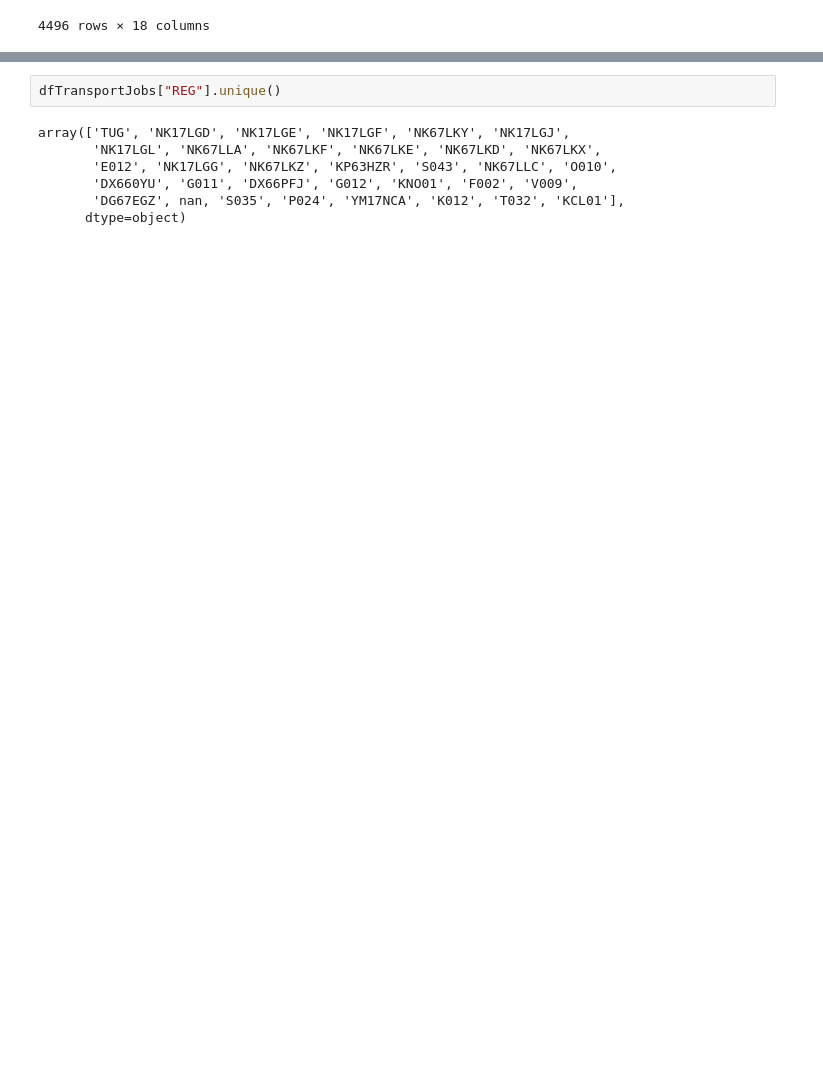
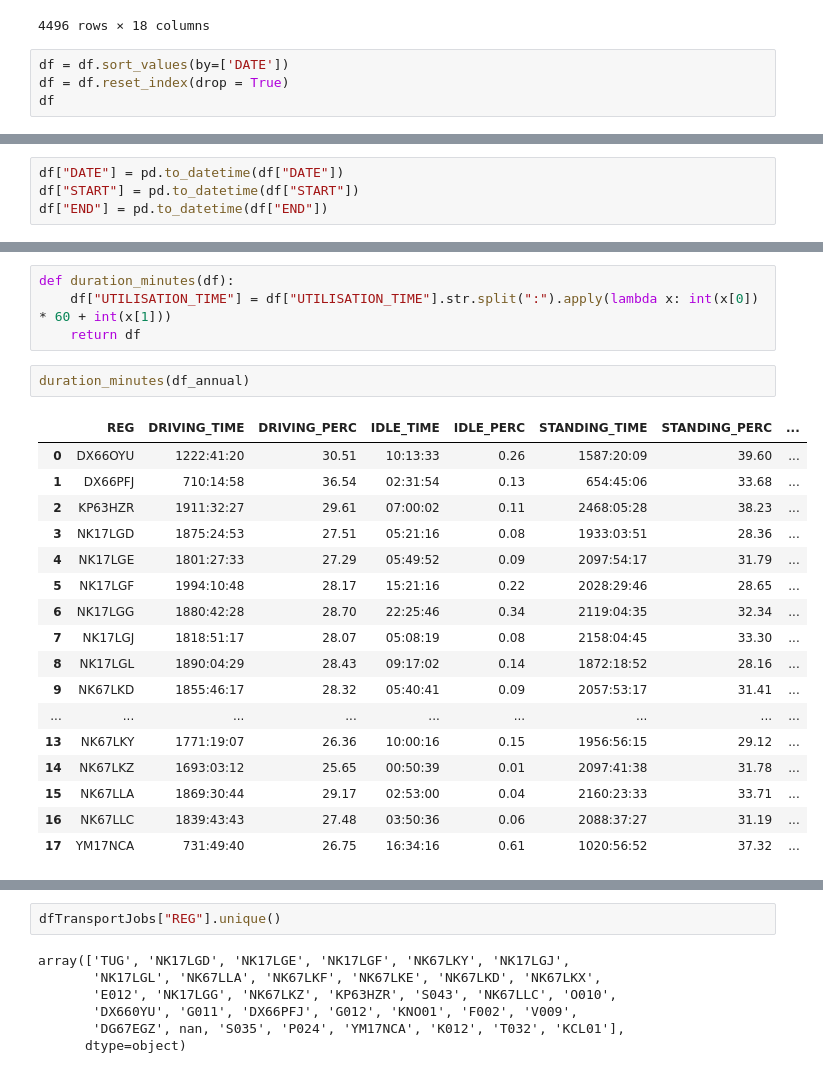
Before and after one commit to vsk1/HackathonNICD, a Jupyter notebook: Codes/scratch.ipynb, the cells around one changed output, grey strips where cells are left out. Saved outputs shown, nothing was run; the diff lists cells and outputs as text; blank space fills up the shorter version.

```diff
--- a/Codes/scratch.ipynb
+++ b/Codes/scratch.ipynb
@@ -76,3 +97,7 @@ df
 | 4494 | YM17NCA | 30/12/2021 | 2021-12-30 13:10:00 | 2021-12-30 14:20:00 | 00:00:00 | 0.00 | 00:36:23 | 2.53 | 00:34:05 | ... |
 | 4495 | YM17NCA | 31/12/2021 | 2021-12-31 08:42:00 | 2021-12-31 12:06:00 | 00:27:24 | 1.90 | 00:36:05 | 2.51 | 02:20:38 | ... |
 4496 rows × 18 columns
+# %%
+df = df.sort_values(by=['DATE'])
+df = df.reset_index(drop = True)
+df
@@ -79,3 +185,7 @@ df
+# %%
+df["DATE"] = pd.to_datetime(df["DATE"])
+df["START"] = pd.to_datetime(df["START"])
+df["END"] = pd.to_datetime(df["END"])
 # %%
 df["REG"].unique()
 # %% [output]
@@ -142,0 +241,24 @@ memory usage: 55.3+ KB
+# %%
+def duration_minutes(df):
+    df["UTILISATION_TIME"] = df["UTILISATION_TIME"].str.split(":").apply(lambda x: int(x[0]) * 60 + int(x[1]))
+    return df
+# %%
+duration_minutes(df_annual)
+# %% [output]
+|  | REG | DRIVING_TIME | DRIVING_PERC | IDLE_TIME | IDLE_PERC | STANDING_TIME | STANDING_PERC | ... |
+| 0 | DX66OYU | 1222:41:20 | 30.51 | 10:13:33 | 0.26 | 1587:20:09 | 39.60 | ... |
+| 1 | DX66PFJ | 710:14:58 | 36.54 | 02:31:54 | 0.13 | 654:45:06 | 33.68 | ... |
+| 2 | KP63HZR | 1911:32:27 | 29.61 | 07:00:02 | 0.11 | 2468:05:28 | 38.23 | ... |
+| 3 | NK17LGD | 1875:24:53 | 27.51 | 05:21:16 | 0.08 | 1933:03:51 | 28.36 | ... |
+| 4 | NK17LGE | 1801:27:33 | 27.29 | 05:49:52 | 0.09 | 2097:54:17 | 31.79 | ... |
+| 5 | NK17LGF | 1994:10:48 | 28.17 | 15:21:16 | 0.22 | 2028:29:46 | 28.65 | ... |
+| 6 | NK17LGG | 1880:42:28 | 28.70 | 22:25:46 | 0.34 | 2119:04:35 | 32.34 | ... |
+| 7 | NK17LGJ | 1818:51:17 | 28.07 | 05:08:19 | 0.08 | 2158:04:45 | 33.30 | ... |
+| 8 | NK17LGL | 1890:04:29 | 28.43 | 09:17:02 | 0.14 | 1872:18:52 | 28.16 | ... |
+| 9 | NK67LKD | 1855:46:17 | 28.32 | 05:40:41 | 0.09 | 2057:53:17 | 31.41 | ... |
+| ... | ... | ... | ... | ... | ... | ... | ... | ... |
+| 13 | NK67LKY | 1771:19:07 | 26.36 | 10:00:16 | 0.15 | 1956:56:15 | 29.12 | ... |
+| 14 | NK67LKZ | 1693:03:12 | 25.65 | 00:50:39 | 0.01 | 2097:41:38 | 31.78 | ... |
+| 15 | NK67LLA | 1869:30:44 | 29.17 | 02:53:00 | 0.04 | 2160:23:33 | 33.71 | ... |
+| 16 | NK67LLC | 1839:43:43 | 27.48 | 03:50:36 | 0.06 | 2088:37:27 | 31.19 | ... |
+| 17 | YM17NCA | 731:49:40 | 26.75 | 16:34:16 | 0.61 | 1020:56:52 | 37.32 | ... |
```
Also changed, not shown: parts of 35 cells of this notebook, 2 other files.
